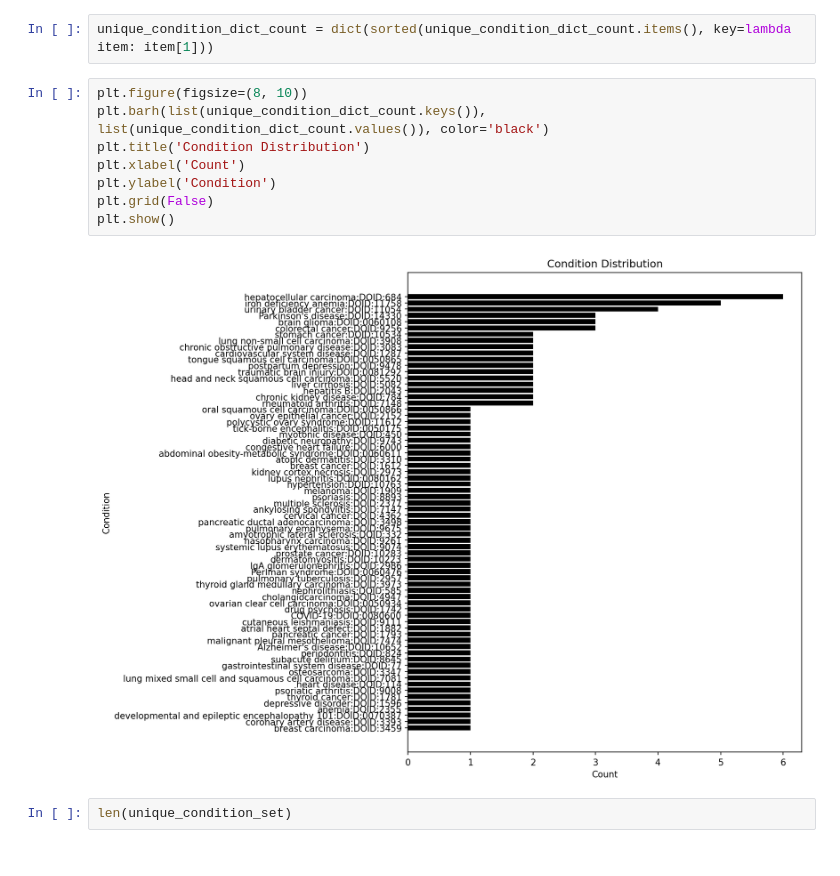
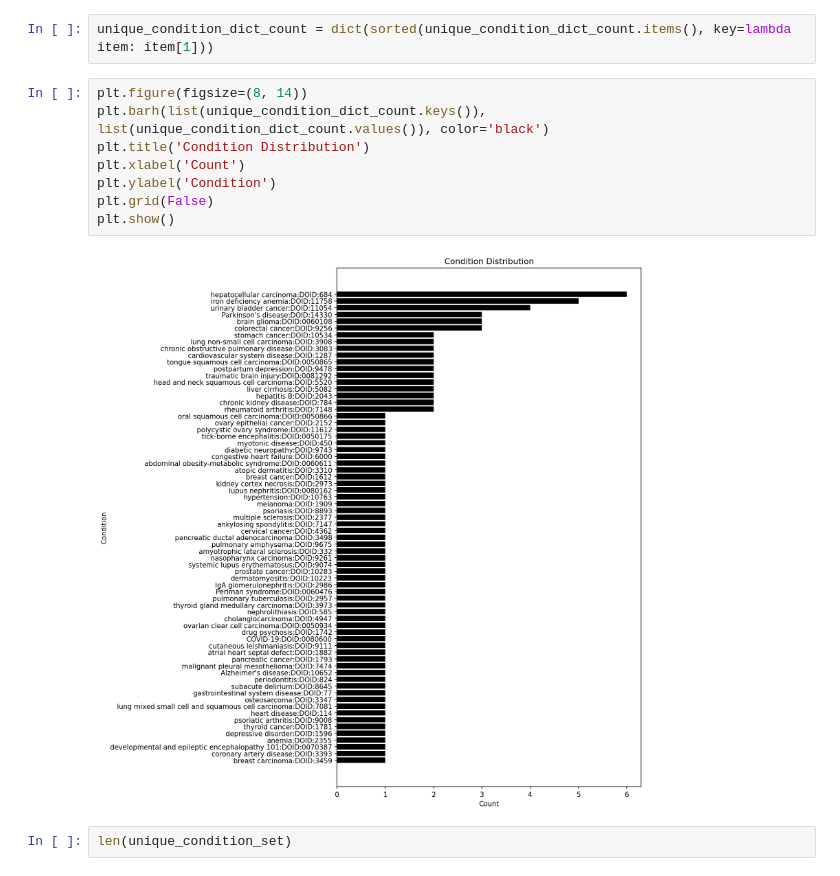
Before and after one commit to MaayanLab/biomarkers_processing, a Jupyter notebook: biomarker_submission_stats.ipynb, the cells around one changed output. Saved outputs shown, nothing was run; the diff lists cells and outputs as text.

```diff
--- a/biomarker_submission_stats.ipynb
+++ b/biomarker_submission_stats.ipynb
@@ -352,15 +356,15 @@ plt.show()
 # %%
 unique_condition_dict_count = dict(sorted(unique_condition_dict_count.items(), key=lambda item: item[1]))
 # %%
-plt.figure(figsize=(8, 10))
+plt.figure(figsize=(8, 14))
 plt.barh(list(unique_condition_dict_count.keys()), list(unique_condition_dict_count.values()), color='black')
 plt.title('Condition Distribution')
 plt.xlabel('Count')
 plt.ylabel('Condition')
 plt.grid(False)
 plt.show()
 # %% [output]
-[figure, old version]
+[figure, new version]
 # %%
 len(unique_condition_set)
 # %% [output]
```
Also changed, not shown: parts of 1 cell of this notebook.
